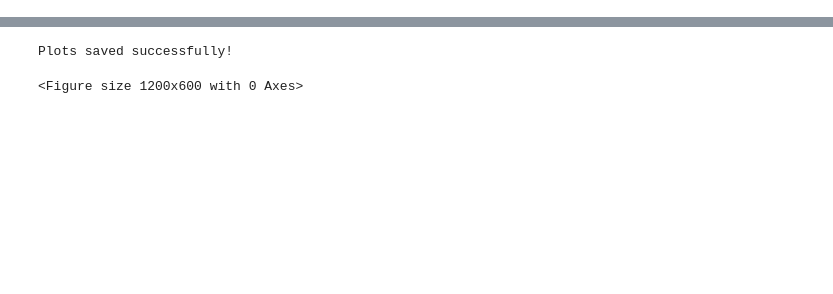
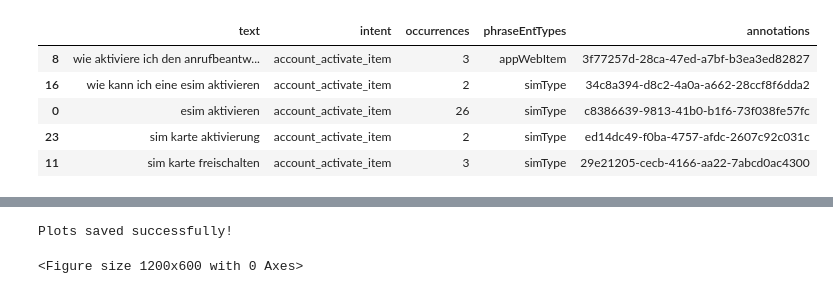
Before and after one commit to kobrue02/evaluating-llm-generated-nlu-data, a Jupyter notebook: bin/notebooks/train_eval_nlu.ipynb, the cells around one changed output, grey strips where cells are left out. Cells and saved outputs as stored; diff of their text form; code cells hidden in the pictures; blank space fills up the shorter version.

```diff
--- a/bin/notebooks/train_eval_nlu.ipynb
+++ b/bin/notebooks/train_eval_nlu.ipynb
@@ -18,4 +28,17 @@ datasets = [
 ]
+# %%
+from bin.utils.methods import load_sipgate_dataset
+
+golden_df = load_sipgate_dataset()
+golden_df = golden_df.groupby('intent').sample(n=5, random_state=42)
+golden_df.head()
+# %% [output]
+|  | text | intent | occurrences | phraseEntTypes | annotations |
+| 8 | wie aktiviere ich den anrufbeantw... | account_activate_item | 3 | appWebItem | 3f77257d-28ca-47ed-a7bf-b3ea3ed82827 |
+| 16 | wie kann ich eine esim aktivieren | account_activate_item | 2 | simType | 34c8a394-d8c2-4a0a-a662-28ccf8f6dda2 |
+| 0 | esim aktivieren | account_activate_item | 26 | simType | c8386639-9813-41b0-b1f6-73f038fe57fc |
+| 23 | sim karte aktivierung | account_activate_item | 2 | simType | ed14dc49-f0ba-4757-afdc-2607c92c031c |
+| 11 | sim karte freischalten | account_activate_item | 3 | simType | 29e21205-cecb-4166-aa22-7abcd0ac4300 |
 # %%
 reports = {}
 for fname in datasets:
```
Also changed, not shown: parts of 7 cells of this notebook.
